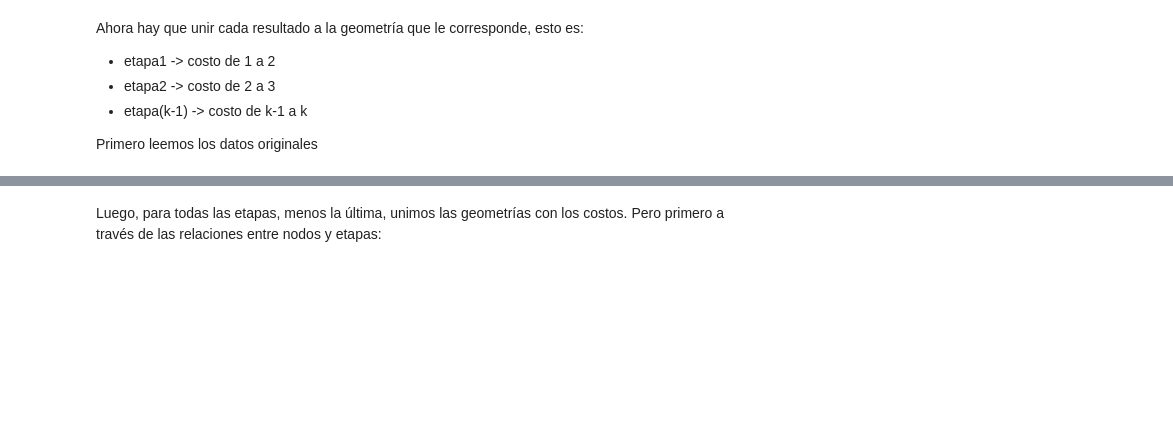
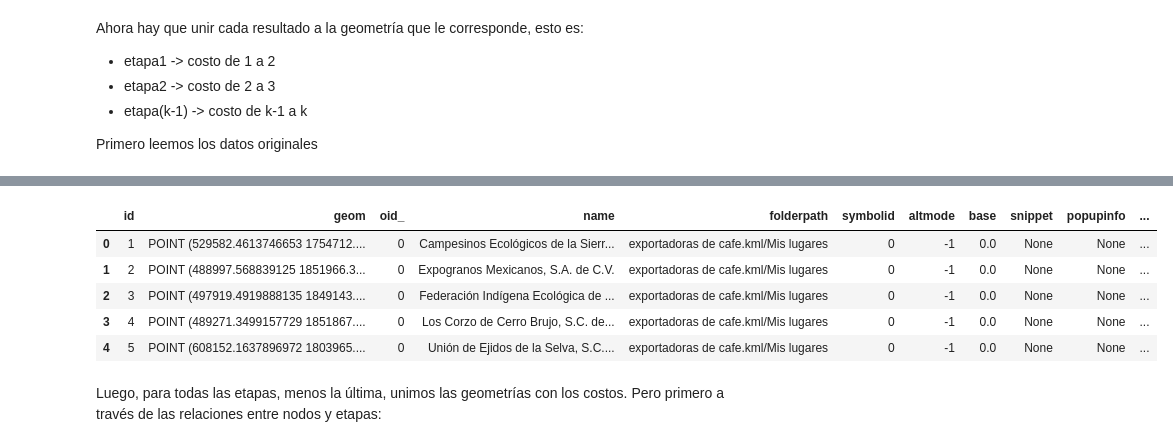
Before and after one commit to eurekastein/cadenas2, a Jupyter notebook: cadenas.ipynb, the cells around one changed output, grey strips where cells are left out. Cells and saved outputs as stored; diff of their text form; code cells hidden in the pictures; blank space fills up the shorter version.

```diff
--- a/cadenas.ipynb
+++ b/cadenas.ipynb
@@ -127,4 +127,7 @@ Y para calcular todas las distancias:
 distancias = []
 for i, etapa in enumerate(etapas):
     if i < len(etapas)-1:
-        distancias.append(stage_cost(etapa,etapas[i+1], "costo"))
+        stage = stage_cost(etapa,etapas[i+1], "costo")
+        cost_col = list(stage.columns)[-1]
+        stage.columns = ['start_' + str(i), 'end_' + str(i), cost_col]
+        distancias.append(stage)
@@ -156,3 +214,12 @@ for etapa in etapas:
+# %%
+etapas_gdfs[3].head()
+# %% [output]
+|  | id | geom | oid_ | name | folderpath | symbolid | altmode | base | snippet | popupinfo | ... |
+| 0 | 1 | POINT (529582.4613746653 1754712.... | 0 | Campesinos Ecológicos de la Sierr... | exportadoras de cafe.kml/Mis lugares | 0 | -1 | 0.0 | None | None | ... |
+| 1 | 2 | POINT (488997.568839125 1851966.3... | 0 | Expogranos Mexicanos, S.A. de C.V. | exportadoras de cafe.kml/Mis lugares | 0 | -1 | 0.0 | None | None | ... |
+| 2 | 3 | POINT (497919.4919888135 1849143.... | 0 | Federación Indígena Ecológica de ... | exportadoras de cafe.kml/Mis lugares | 0 | -1 | 0.0 | None | None | ... |
+| 3 | 4 | POINT (489271.3499157729 1851867.... | 0 | Los Corzo de Cerro Brujo, S.C. de... | exportadoras de cafe.kml/Mis lugares | 0 | -1 | 0.0 | None | None | ... |
+| 4 | 5 | POINT (608152.1637896972 1803965.... | 0 | Unión de Ejidos de la Selva, S.C.... | exportadoras de cafe.kml/Mis lugares | 0 | -1 | 0.0 | None | None | ... |
 # %% [markdown]
 Luego, para todas las etapas, menos la última, unimos las geometrías con los costos. Pero primero a través de las relaciones entre nodos y etapas:
 # %%
```
Also changed, not shown: parts of 22 cells of this notebook.
